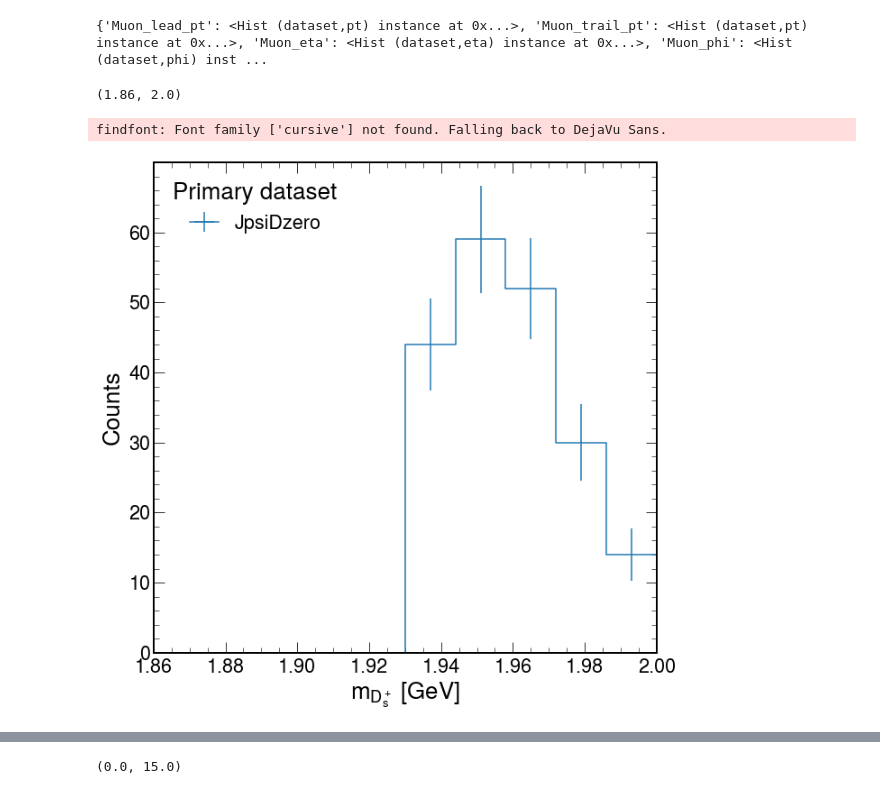
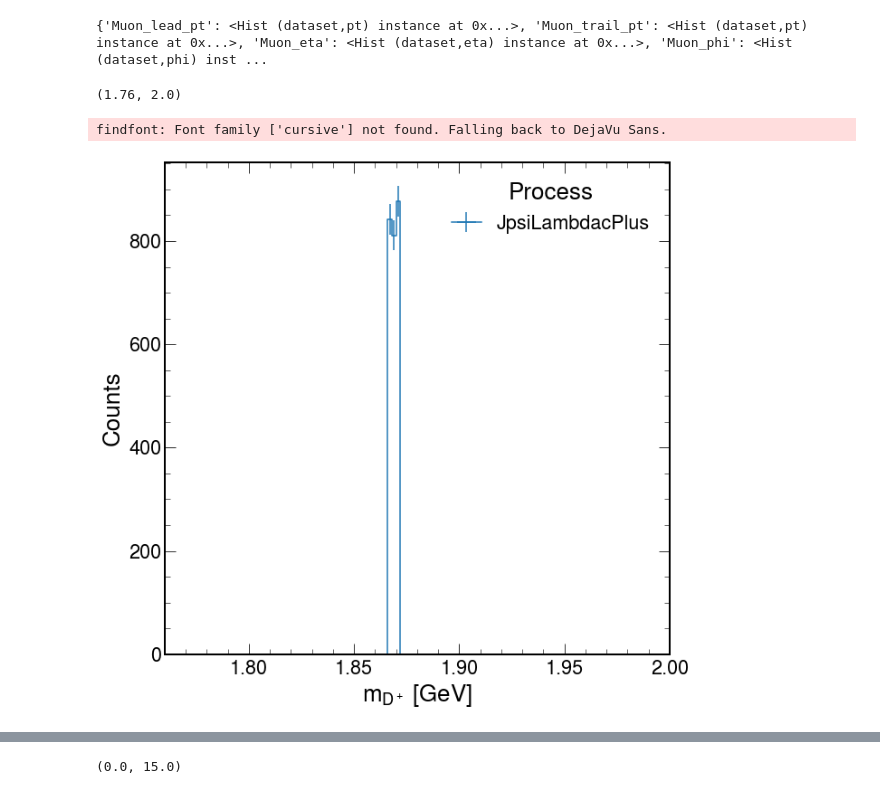
Before and after one commit to Mapse/OniaOpenCharmRun2ULAna, a Jupyter notebook: GenParticle_analyzer.ipynb, the cells around one changed output, grey strips where cells are left out. Saved outputs shown, nothing was run; the diff lists cells and outputs as text; code cells hidden in the pictures.

```diff
--- a/GenParticle_analyzer.ipynb
+++ b/GenParticle_analyzer.ipynb
@@ -18,7 +17,7 @@ plt.style.use(hep.style.CMS)
 # %%
 tstart = time.time()
 
-files = {'JpsiDzero': ['/afs/cern.ch/work/m/mabarros/public/MonteCarlo/CMSSW_10_6_12/src/show.root']}
+files = {'JpsiLambdacPlus': ['/afs/cern.ch/work/m/mabarros/public/MonteCarlo/CMSSW_10_6_12/src/Analyzer_files/JpsiLambdacplus_13TeV_GenParticle.root']}
 
 output = processor.run_uproot_job(files,
                                   treename='Events',
@@ -28,7 +27,8 @@ output = processor.run_uproot_job(files,
                                   executor=processor.futures_executor,
                                   #executor_args={'workers': 6, 'flatten': True},
                                   executor_args={'workers': 8, 'flatten': True},
-                                  chunksize=100000,
+                                  chunksize=100,
+                                 # maxchunks=10,
                                  )
 
 elapsed = time.time() - tstart
@@ -36,10 +36,10 @@ print(output)
 # %% [output]
 {'Muon_lead_pt': <Hist (dataset,pt) instance at 0x...>, 'Muon_trail_pt': <Hist (dataset,pt) instance at 0x...>, 'Muon_eta': <Hist (dataset,eta) instance at 0x...>, 'Muon_phi': <Hist (dataset,phi) inst ...
 # %%
-ax = hist.plot1d(output['Dsplus_rec_mass'], overlay='dataset')
-ax.set_xlim(1.86, 2)
+ax = hist.plot1d(output['Dplus_rec_mass'], overlay='dataset')
+ax.set_xlim(1.76, 2.0)
 # %% [output]
-(1.86, 2.0)
+(1.76, 2.0)
 findfont: Font family ['cursive'] not found. Falling back to DejaVu Sans.
-[figure, old version]
+[figure, new version]
 # %%
```
Also changed, not shown: parts of 9 cells of this notebook, 1 other file.
